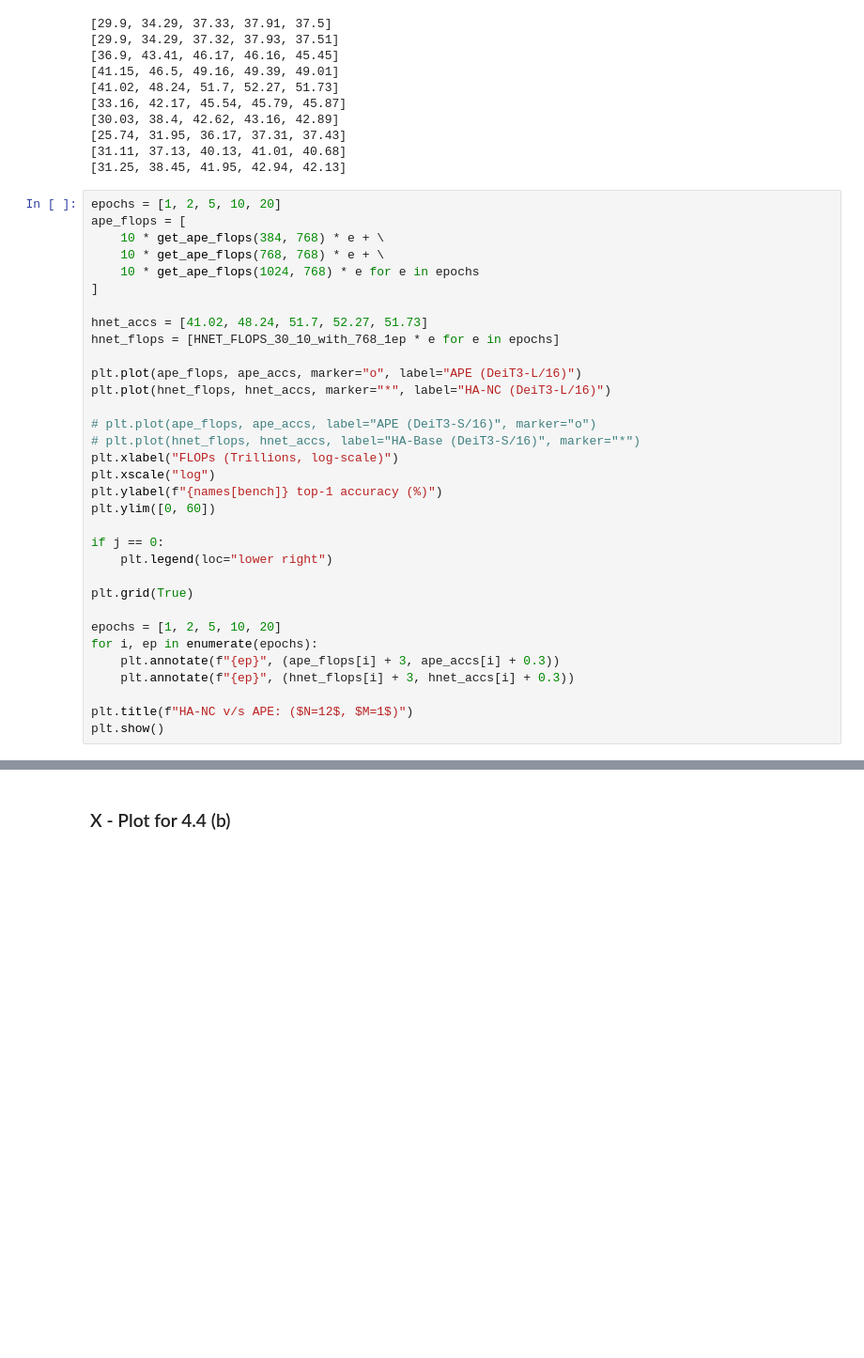
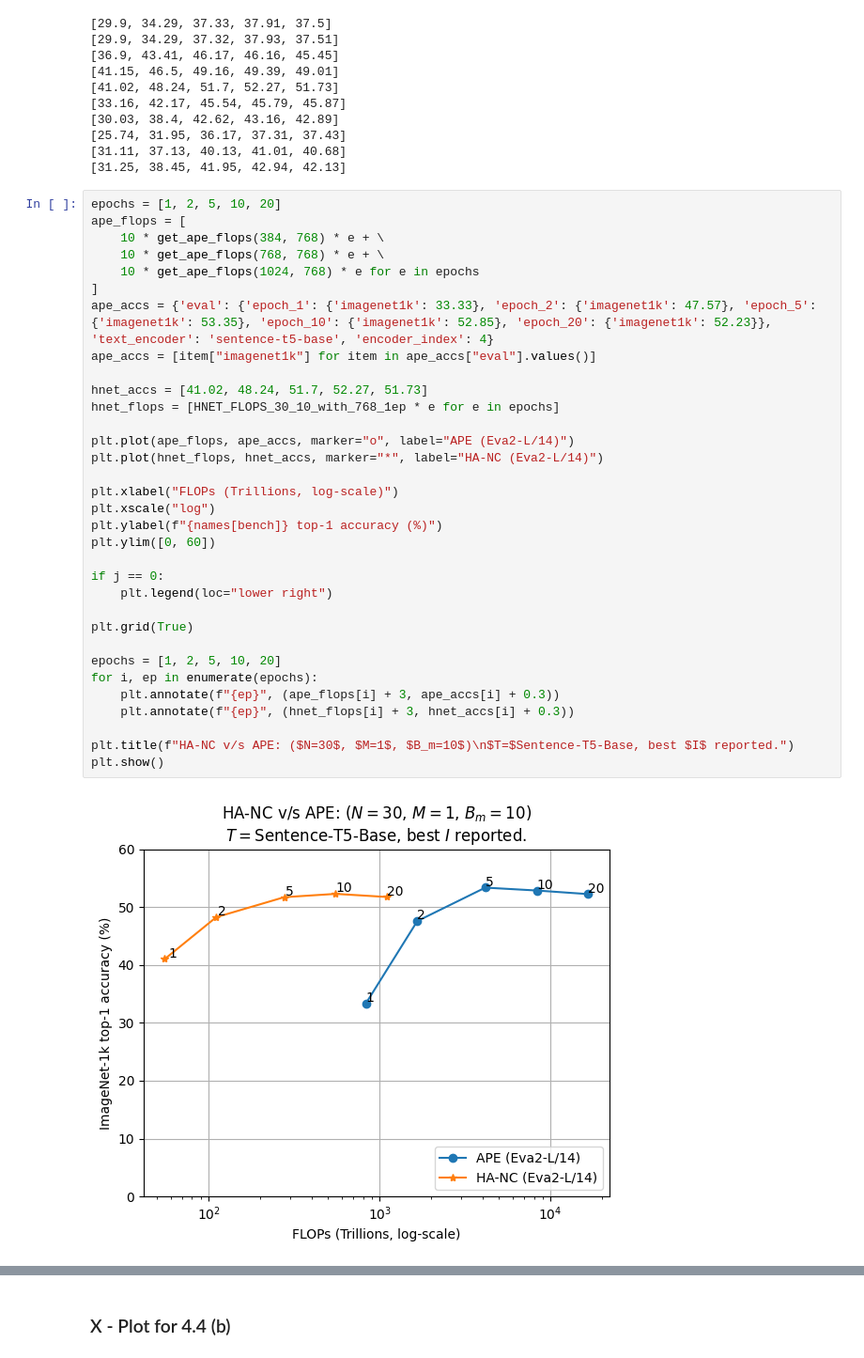
Before and after one commit to jaisidhsingh/hypa-new, a Jupyter notebook: hyperalignment/plot.ipynb, the cells around one changed output, grey strips where cells are left out. Shown at 94% size. Cells and saved outputs as stored; diff of their text form; blank space fills up the shorter version.

Commit message:
eval hnet 24_8

```diff
--- a/hyperalignment/plot.ipynb
+++ b/hyperalignment/plot.ipynb
@@ -556,33 +557,35 @@ for item in mat_30_10:
 # %%
 epochs = [1, 2, 5, 10, 20]
 ape_flops = [
     10 * get_ape_flops(384, 768) * e + \
     10 * get_ape_flops(768, 768) * e + \
     10 * get_ape_flops(1024, 768) * e for e in epochs
 ]
+ape_accs = {'eval': {'epoch_1': {'imagenet1k': 33.33}, 'epoch_2': {'imagenet1k': 47.57}, 'epoch_5': {'imagenet1k': 53.35}, 'epoch_10': {'imagenet1k': 52.85}, 'epoch_20': {'imagenet1k': 52.23}}, 'text_encoder': 'sentence-t5-base', 'encoder_index': 4}
+ape_accs = [item["imagenet1k"] for item in ape_accs["eval"].values()]
 
 hnet_accs = [41.02, 48.24, 51.7, 52.27, 51.73]
 hnet_flops = [HNET_FLOPS_30_10_with_768_1ep * e for e in epochs]
 
-plt.plot(ape_flops, ape_accs, marker="o", label="APE (DeiT3-L/16)")
-plt.plot(hnet_flops, hnet_accs, marker="*", label="HA-NC (DeiT3-L/16)")
+plt.plot(ape_flops, ape_accs, marker="o", label="APE (Eva2-L/14)")
+plt.plot(hnet_flops, hnet_accs, marker="*", label="HA-NC (Eva2-L/14)")
 
-# plt.plot(ape_flops, ape_accs, label="APE (DeiT3-S/16)", marker="o")
-# plt.plot(hnet_flops, hnet_accs, label="HA-Base (DeiT3-S/16)", marker="*")
 plt.xlabel("FLOPs (Trillions, log-scale)")
 plt.xscale("log")
 plt.ylabel(f"{names[bench]} top-1 accuracy (%)")
 plt.ylim([0, 60])
 
 if j == 0:
     plt.legend(loc="lower right")
 
 plt.grid(True)
 
 epochs = [1, 2, 5, 10, 20]
 for i, ep in enumerate(epochs):
     plt.annotate(f"{ep}", (ape_flops[i] + 3, ape_accs[i] + 0.3))
     plt.annotate(f"{ep}", (hnet_flops[i] + 3, hnet_accs[i] + 0.3))
 
-plt.title(f"HA-NC v/s APE: ($N=12$, $M=1$)")
+plt.title(f"HA-NC v/s APE: ($N=30$, $M=1$, $B_m=10$)\n$T=$Sentence-T5-Base, best $I$ reported.")
 plt.show()
+# %% [output]
+[figure, added]
```
Also changed, not shown: parts of 6 cells of this notebook, 1 other file.
